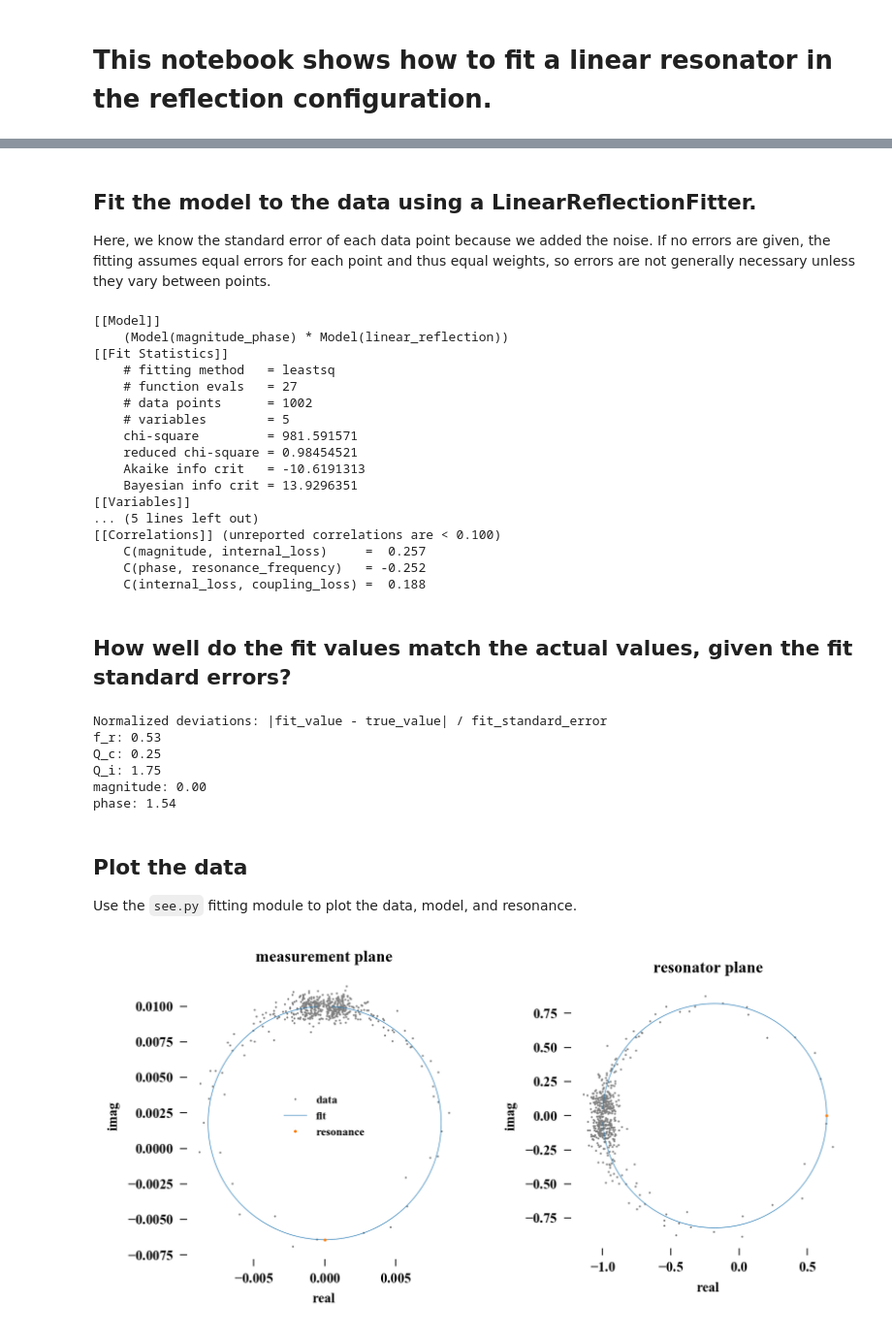
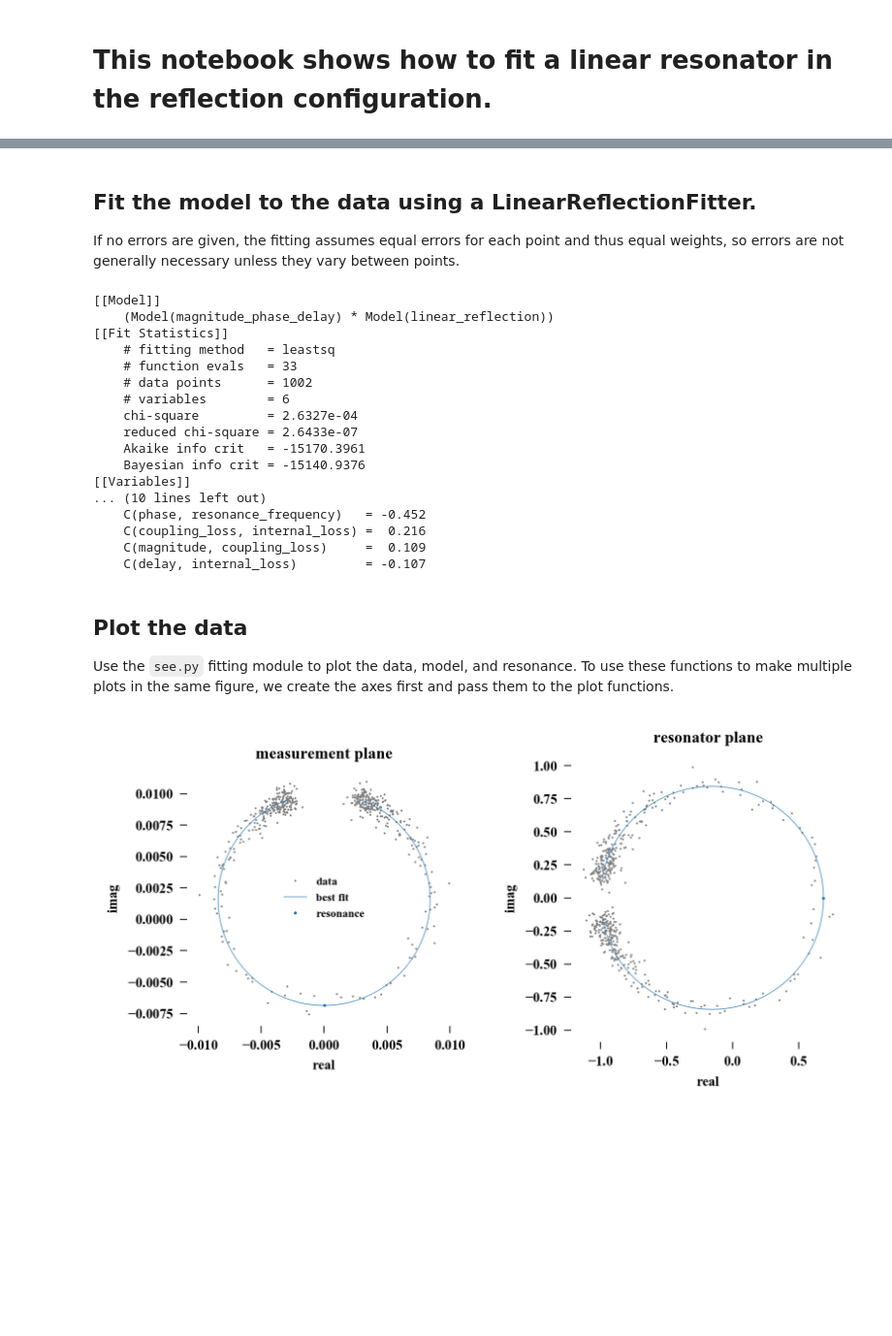
Before and after one commit to danielflanigan/resonator, a Jupyter notebook: examples/LinearReflectionFitter.ipynb, the cells around one changed output, grey strips where cells are left out. Shown: that part at 97% size. Drawn from its saved outputs; the diff is of its cells as text; code cells hidden in the pictures; blank space fills up the shorter version.

```diff
--- a/examples/LinearReflectionFitter.ipynb
+++ b/examples/LinearReflectionFitter.ipynb
@@ -13,24 +13,23 @@ Create data using the model plus gaussian noise. The model is the product of the
 # %%
-# Background parameters
-background_model = background.MagnitudePhase()
+# Background model and parameters
+background_model = background.MagnitudePhaseDelay()
 magnitude = 0.01
 phase = -np.pi / 2
+delay = 70e-9
 
-# Foreground parameters
+# Foreground model and parameters
 foreground_model = reflection.LinearReflection()
-f_r = 1e9  # resonance frequency
-df = 2e6  # frequency width
-f = np.linspace(f_r - df / 2, f_r + df / 2, 501)
+resonance_frequency = 1e9
 internal_loss = 1e-5  # Q_i = 100 000
 coupling_loss = 5e-5  # Q_c = 20 000
 
+# Create an array of measurement frequencies
+linewidth = resonance_frequency * (internal_loss + coupling_loss)
+frequency = np.linspace(resonance_frequency - 5 * linewidth, resonance_frequency + 5 * linewidth, 501)
+
 # Create the data by evaluating the model functions with the given parameters
-bg = background_model.func(frequency=f, magnitude=magnitude, phase=phase)
-fg = foreground_model.func(frequency=f, resonance_frequency=f_r, internal_loss=internal_loss, coupling_loss=coupling_loss)
+bg = background_model.func(frequency=frequency, frequency_reference=frequency.mean(), magnitude=magnitude, phase=phase, delay=delay)
+fg = foreground_model.func(frequency=frequency, resonance_frequency=resonance_frequency, internal_loss=internal_loss, coupling_loss=coupling_loss)
 
-# The ideal data is the product of the background and foreground.
-s21 = bg * fg
-
-# The measured data will include noise
-noise = 0.05 * magnitude
-s21n = s21 + noise * (np.random.randn(s21.size) + 1j * np.random.randn(s21.size))
+# The ideal data is the product of the background and foreground, and we add some noise to this.
+data = bg * fg + 0.05 * magnitude * (np.random.randn(frequency.size) + 1j * np.random.randn(frequency.size))
@@ -78,58 +70,41 @@ ax.set_title('foreground times background');
 # %% [markdown]
 ## Fit the model to the data using a LinearReflectionFitter.
 
-Here, we know the standard error of each data point because we added the noise. If no errors are given, the fitting assumes equal errors for each point and thus equal weights, so errors are not generally necessary unless they vary between points.
+If no errors are given, the fitting assumes equal errors for each point and thus equal weights, so errors are not generally necessary unless they vary between points.
 # %%
-# The MagnitudePhase background is the default for this fitter, so it doesn't need to be specified here.
-resonator = reflection.LinearReflectionFitter(frequency=f, data=s21n, errors=(1 + 1j) * noise * np.ones(f.size))
+resonator = reflection.LinearReflectionFitter(frequency=frequency, data=data, background_model=background.MagnitudePhaseDelay())
 print(resonator.result.fit_report())  # result is a lmfit.model.ModelResult object
 # %% [output]
 [[Model]]
-    (Model(magnitude_phase) * Model(linear_reflection))
+    (Model(magnitude_phase_delay) * Model(linear_reflection))
 [[Fit Statistics]]
     # fitting method   = leastsq
-    # function evals   = 27
+    # function evals   = 33
     # data points      = 1002
-    # variables        = 5
-    chi-square         = 981.591571
-    reduced chi-square = 0.98454521
-    Akaike info crit   = -10.6191313
-    Bayesian info crit = 13.9296351
+    # variables        = 6
+    chi-square         = 2.6327e-04
+    reduced chi-square = 2.6433e-07
+    Akaike info crit   = -15170.3961
+    Bayesian info crit = -15140.9376
 [[Variables]]
-... (5 lines left out)
-[[Correlations]] (unreported correlations are < 0.100)
-    C(magnitude, internal_loss)     =  0.257
-    C(phase, resonance_frequency)   = -0.252
-    C(internal_loss, coupling_loss) =  0.188
+... (10 lines left out)
+    C(phase, resonance_frequency)   = -0.452
+    C(coupling_loss, internal_loss) =  0.216
+    C(magnitude, coupling_loss)     =  0.109
+    C(delay, internal_loss)         = -0.107
-# %% [markdown]
-## How well do the fit values match the actual values, given the fit standard errors?
-# %%
-print("Normalized deviations: |fit_value - true_value| / fit_standard_error")
-print("f_r: {:.2f}".format(abs(resonator.f_r - f_r) / resonator.f_r_error))
-print("Q_c: {:.2f}".format(abs(resonator.Q_c - 1 / coupling_loss) / resonator.Q_c_error))
-print("Q_i: {:.2f}".format(abs(resonator.Q_i - 1 / internal_loss) / resonator.Q_i_error))
-print("magnitude: {:.2f}".format(abs(resonator.magnitude - magnitude) / resonator.magnitude_error))
-print("phase: {:.2f}".format(abs(resonator.phase - phase) / resonator.phase_error))
-# %% [output]
-Normalized deviations: |fit_value - true_value| / fit_standard_error
-f_r: 0.53
-Q_c: 0.25
-Q_i: 1.75
-magnitude: 0.00
-phase: 1.54
 # %% [markdown]
 ## Plot the data
 
-Use the `see.py` fitting module to plot the data, model, and resonance.
+Use the `see.py` fitting module to plot the data, model, and resonance. To use these functions to make multiple plots in the same figure, we create the axes first and pass them to the plot functions.
 # %%
 fig, (ax_raw, ax_norm) = plt.subplots(1, 2, figsize=(6, 3), dpi=300)  # Adjust these values for your plot settings
 ax_raw.set_title('measurement plane')
 ax_norm.set_title('resonator plane')
 see.real_and_imaginary(resonator=resonator, axes=ax_raw, normalize=False)
 see.real_and_imaginary(resonator=resonator, axes=ax_norm, normalize=True)
-ax_raw.legend(handles=ax_raw.lines, labels=('data', 'fit', 'resonance'), fontsize='xx-small');
+ax_raw.legend(fontsize='xx-small');
 # %% [output]
-[figure, old version]
+[figure, new version]
 # %%
 fig, axes = plt.subplots(2, 2, sharex='all', figsize=(6, 6), dpi=300)  # Adjust these values for your plot settings
 ax_raw_mag, ax_norm_mag, ax_raw_phase, ax_norm_phase = axes.flatten()
```
Also changed, not shown: parts of 7 cells of this notebook, 12 other files.
